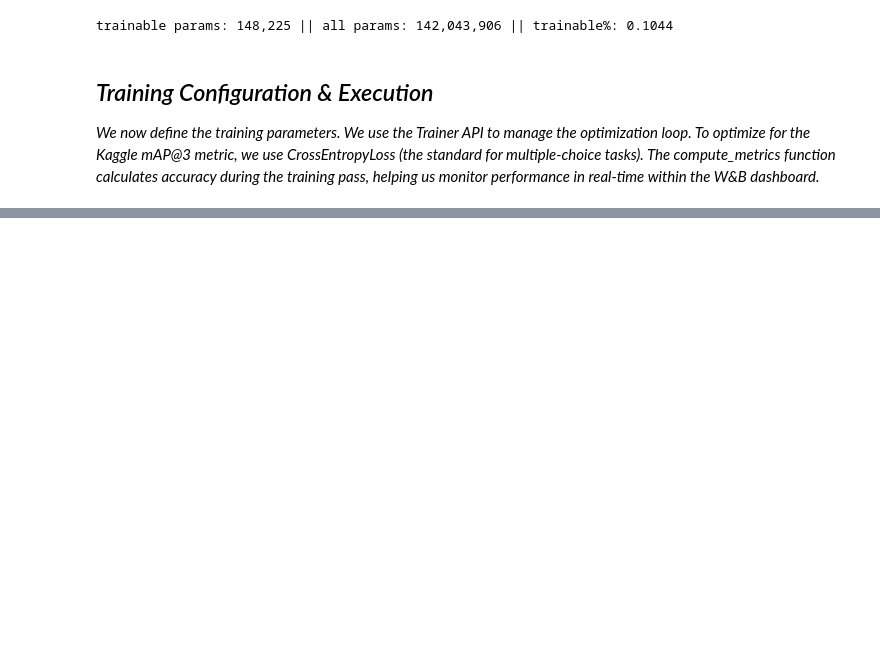
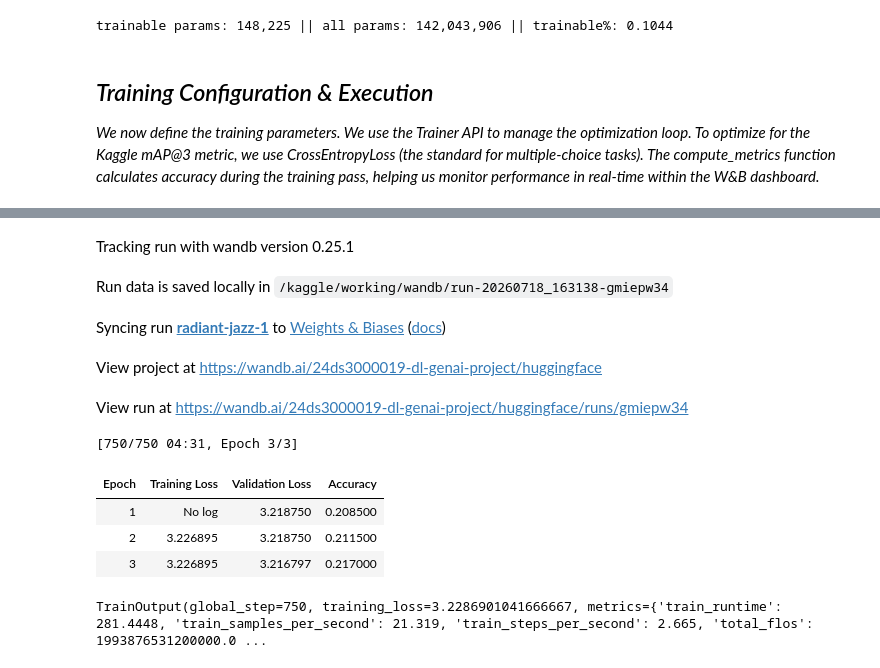
Before and after one commit to udayprattap/dl-genai-project-26-t2, a Jupyter notebook: kaggle_notebook.ipynb, the cells around one changed output, grey strips where cells are left out. Saved outputs shown, nothing was run; the diff lists cells and outputs as text; code cells hidden in the pictures; blank space fills up the shorter version.

```diff
--- a/kaggle_notebook.ipynb
+++ b/kaggle_notebook.ipynb
@@ -639,0 +615,69 @@ TypeError: Trainer.__init__() got an unexpected keyword argument 'tokenizer'
+# %%
+# Configure options mapping
+options_cols = ['A', 'B', 'C', 'D', 'E']
+label_map = {letter: idx for idx, letter in enumerate(options_cols)}
+
+# Enforce uniform 3D tensor shapes for the multiple-choice classifier
+def preprocess_multiple_choice_fixed(examples):
+    first_sentences = [[prompt] * 5 for prompt in examples["augmented_prompt"]]
+    second_sentences = [
+        [examples[col][i] for col in options_cols]
+        for i in range(len(examples["augmented_prompt"]))
+    ]
+
+    tokenized_inputs = tokenizer(
+        sum(first_sentences, []),
+        sum(second_sentences, []),
+        truncation=True,
+        max_length=256,
+        padding="max_length"
+    )
+
+    features = {
+        k: [v[i : i + 5] for i in range(0, len(v), 5)]
+        for k, v in tokenized_inputs.items()
+    }
+
+    if "answer" in examples:
+        features["labels"] = [label_map[ans] for ans in examples["answer"]]
+
+    return features
+
+# Building dataset and droping text columns to prevent passing string types to the PyTorch forward layer
+hf_train_dataset = Dataset.from_pandas(train_df)
+tokenized_train = hf_train_dataset.map(preprocess_multiple_choice_fixed, batched=True)
+
+model_inputs = ["input_ids", "attention_mask", "token_type_ids", "labels"]
+columns_to_remove = [c for c in tokenized_train.column_names if c not in model_inputs]
+clean_train_dataset = tokenized_train.remove_columns(columns_to_remove)
+
+# Evaluation metric calculation
+def compute_metrics(eval_pred):
+    preds, labels = eval_pred
+    return {"accuracy": (np.argmax(preds, axis=1) == labels).mean()}
+
+# Training optimization loop configuration
+training_args = TrainingArguments(
+    output_dir="./results",
+    learning_rate=2e-5,
+    per_device_train_batch_size=4,
+    num_train_epochs=3,
+    weight_decay=0.01,
+    eval_strategy="epoch",
+    save_strategy="epoch",
+    load_best_model_at_end=True,
+    report_to="wandb",
+    remove_unused_columns=False
+)
+
+# Initialize trainer framework and launch fine-tuning
+trainer = Trainer(
+    model=model,
+    args=training_args,
+    train_dataset=clean_train_dataset,
+    eval_dataset=clean_train_dataset,
+    compute_metrics=compute_metrics
+)
+
+trainer.train()
+# %% [output]
@@ -639,0 +685,11 @@ TypeError: Trainer.__init__() got an unexpected keyword argument 'tokenizer'
+Tracking run with wandb version 0.25.1
+Run data is saved locally in /kaggle/working/wandb/run-20260718_163138-gmiepw34
+Syncing run radiant-jazz-1 to Weights & Biases (docs)
+View project at https://wandb.ai/24ds3000019-dl-genai-project/huggingface
+View run at https://wandb.ai/24ds3000019-dl-genai-project/huggingface/runs/gmiepw34
+[750/750 04:31, Epoch 3/3]
+| Epoch | Training Loss | Validation Loss | Accuracy |
+| 1 | No log | 3.218750 | 0.208500 |
+| 2 | 3.226895 | 3.218750 | 0.211500 |
+| 3 | 3.226895 | 3.216797 | 0.217000 |
+TrainOutput(global_step=750, training_loss=3.2286901041666667, metrics={'train_runtime': 281.4448, 'train_samples_per_second': 21.319, 'train_steps_per_second': 2.665, 'total_flos': 1993876531200000.0 ...
```
Also changed, not shown: parts of 16 cells of this notebook.
